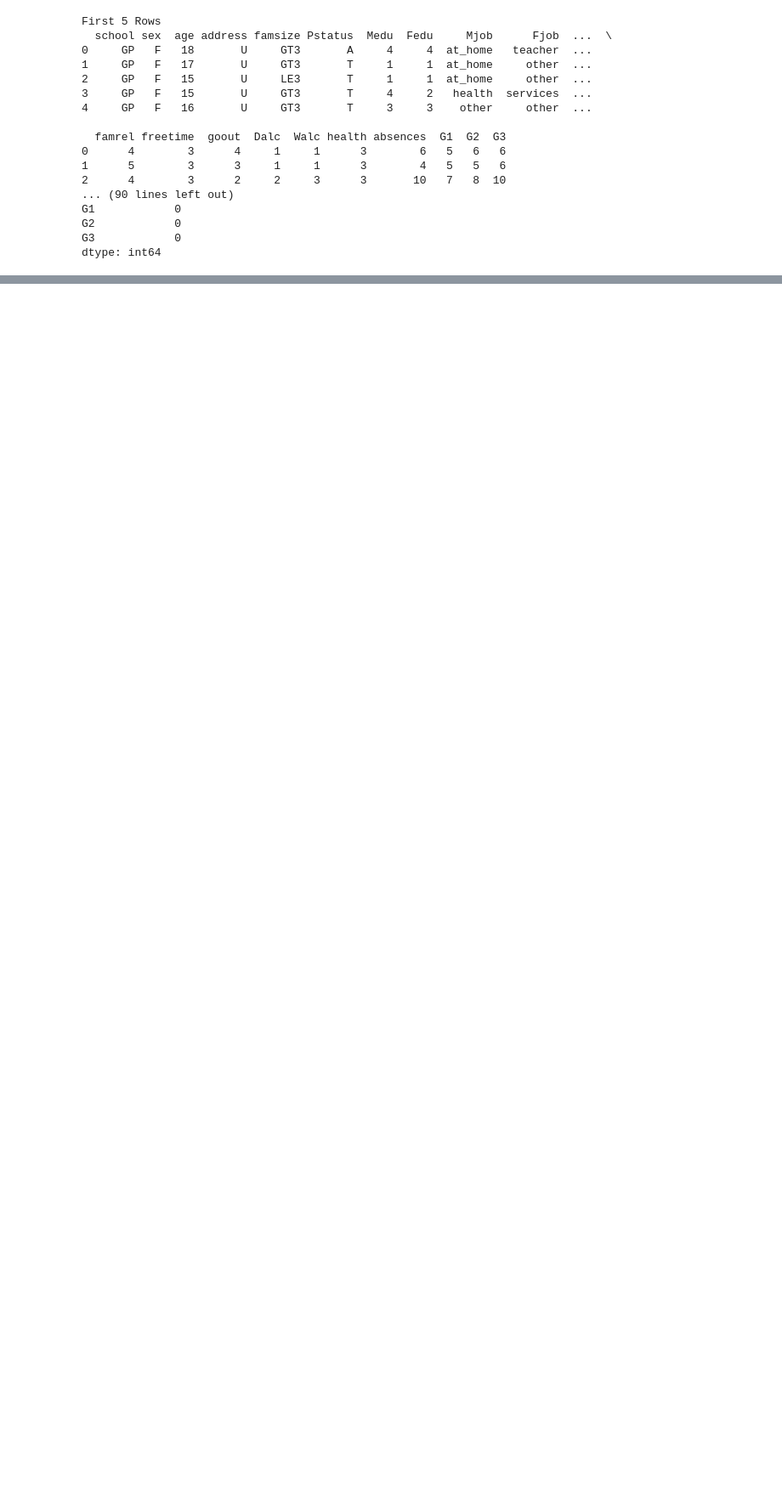
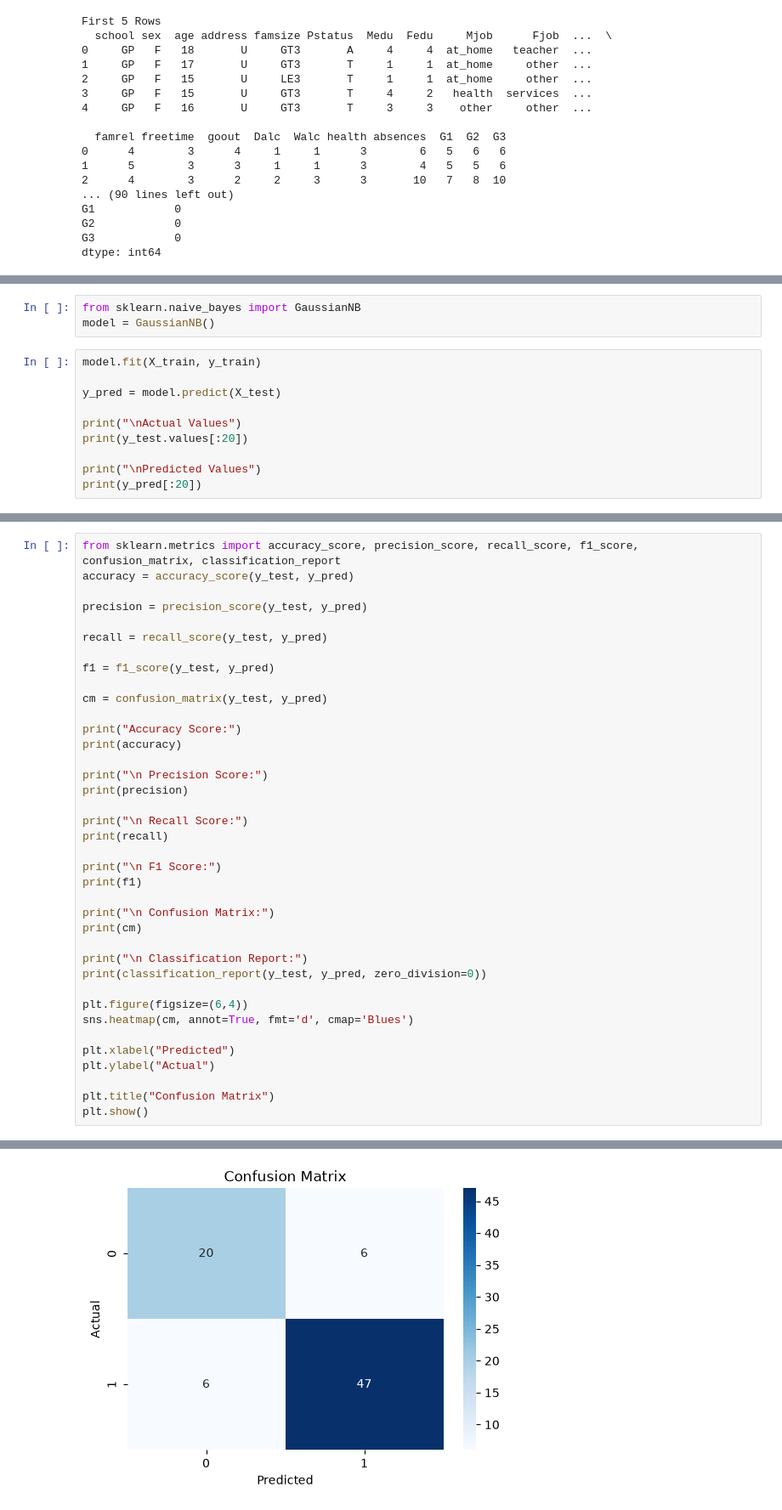
Before and after one commit to InfinitePraveen/Student-Grade-Predictor, a Jupyter notebook: notebooks/EDA.ipynb, the cells around one changed output, grey strips where cells are left out. Shown at 85% size. Cells and saved outputs as stored; diff of their text form; blank space fills up the shorter version.

```diff
--- a/notebooks/EDA.ipynb
+++ b/notebooks/EDA.ipynb
@@ -48,0 +190,13 @@ Index(['school', 'sex', 'address', 'famsize', 'Pstatus', 'Mjob', 'Fjob',
+# %%
+from sklearn.naive_bayes import GaussianNB
+model = GaussianNB()
+# %%
+model.fit(X_train, y_train)
+
+y_pred = model.predict(X_test)
+
+print("\nActual Values")
+print(y_test.values[:20])
+
+print("\nPredicted Values")
+print(y_pred[:20])
@@ -48,0 +209,39 @@ Index(['school', 'sex', 'address', 'famsize', 'Pstatus', 'Mjob', 'Fjob',
+# %%
+from sklearn.metrics import accuracy_score, precision_score, recall_score, f1_score, confusion_matrix, classification_report
+accuracy = accuracy_score(y_test, y_pred)
+
+precision = precision_score(y_test, y_pred)
+
+recall = recall_score(y_test, y_pred)
+
+f1 = f1_score(y_test, y_pred)
+
+cm = confusion_matrix(y_test, y_pred)
+
+print("Accuracy Score:")
+print(accuracy)
+
+print("\n Precision Score:")
+print(precision)
+
+print("\n Recall Score:")
+print(recall)
+
+print("\n F1 Score:")
+print(f1)
+
+print("\n Confusion Matrix:")
+print(cm)
+
+print("\n Classification Report:")
+print(classification_report(y_test, y_pred, zero_division=0))
+
+plt.figure(figsize=(6,4))
+sns.heatmap(cm, annot=True, fmt='d', cmap='Blues')
+
+plt.xlabel("Predicted")
+plt.ylabel("Actual")
+
+plt.title("Confusion Matrix")
+plt.show()
+# %% [output]
@@ -48,0 +265 @@ Index(['school', 'sex', 'address', 'famsize', 'Pstatus', 'Mjob', 'Fjob',
+[figure, added]
```
Also changed, not shown: parts of 10 cells of this notebook.
